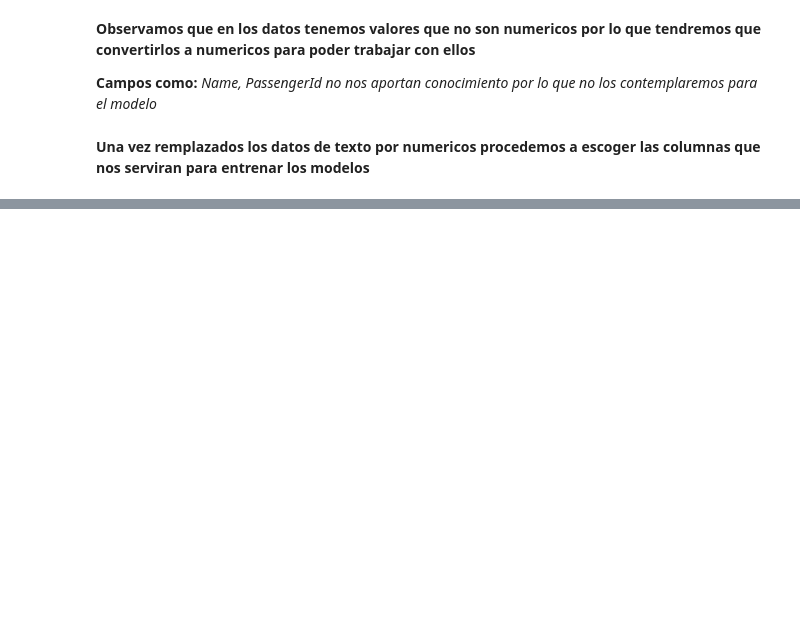
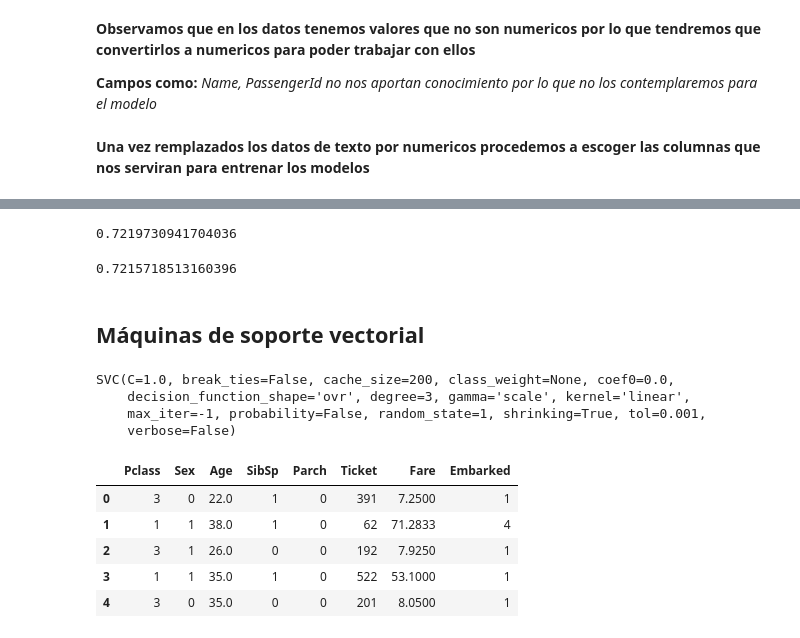
Before and after one commit to Ladivcr/Titanic-Challenge-ML, a Jupyter notebook: Titanic_ML_Kaggle.ipynb, the cells around one changed output, grey strips where cells are left out. Cells and saved outputs as stored; diff of their text form; code cells hidden in the pictures; blank space fills up the shorter version.

```diff
--- a/Titanic_ML_Kaggle.ipynb
+++ b/Titanic_ML_Kaggle.ipynb
@@ -191,0 +310,17 @@ procedemos a evaluar los modelos con los que vamos a trabajar**
+# %%
+# La proporcióón de casos positivos
+# que se clasifican correctamente como positivos
+sensibilidad = metrics.recall_score(val_y, yPred, average="micro")
+sensibilidad
+# %% [output]
+0.7219730941704036
+# %%
+# Calculamos la métrica F score para una beta
+# Fbeta score es una medida que combina precisión y sensibilidad (recall)
+# El puntaje Fbeta es la medida armónica de la memoria (recall) y la precisión,
+# con una puntuación más alta como mejor modelo.
+metrics.fbeta_score(val_y, yPred, beta=1, average='weighted')
+# %% [output]
+0.7215718513160396
+# %% [markdown]
+## Máquinas de soporte vectorial
@@ -191,0 +333,19 @@ procedemos a evaluar los modelos con los que vamos a trabajar**
+# %%
+# Fit Model
+svc_Model.fit(train_X, train_y)
+# %% [output]
+SVC(C=1.0, break_ties=False, cache_size=200, class_weight=None, coef0=0.0,
+    decision_function_shape='ovr', degree=3, gamma='scale', kernel='linear',
+    max_iter=-1, probability=False, random_state=1, shrinking=True, tol=0.001,
+    verbose=False)
+# %%
+# Probamos el modelo con los datos que ya tenemos (antes de que fuesen separados)
+# para ver como funciona el modelo
+X.head()
+# %% [output]
+|  | Pclass | Sex | Age | SibSp | Parch | Ticket | Fare | Embarked |
+| 0 | 3 | 0 | 22.0 | 1 | 0 | 391 | 7.2500 | 1 |
+| 1 | 1 | 1 | 38.0 | 1 | 0 | 62 | 71.2833 | 4 |
+| 2 | 3 | 1 | 26.0 | 0 | 0 | 192 | 7.9250 | 1 |
+| 3 | 1 | 1 | 35.0 | 1 | 0 | 522 | 53.1000 | 1 |
+| 4 | 3 | 0 | 35.0 | 0 | 0 | 201 | 8.0500 | 1 |
```
Also changed, not shown: parts of 51 cells of this notebook.
